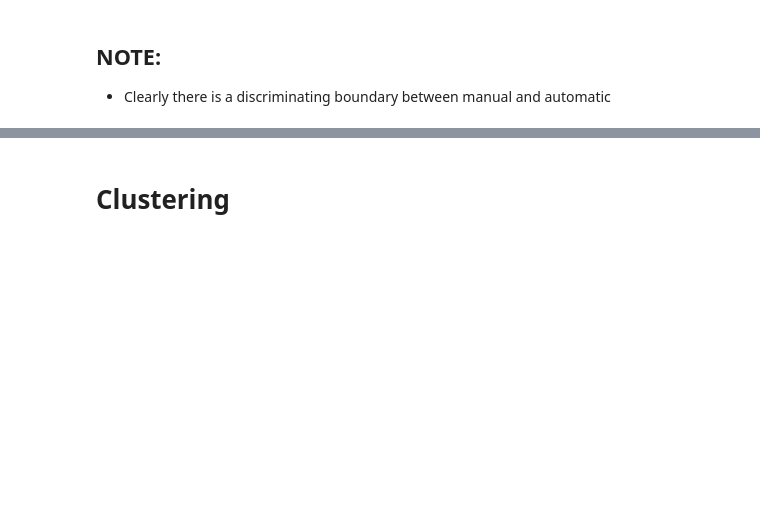
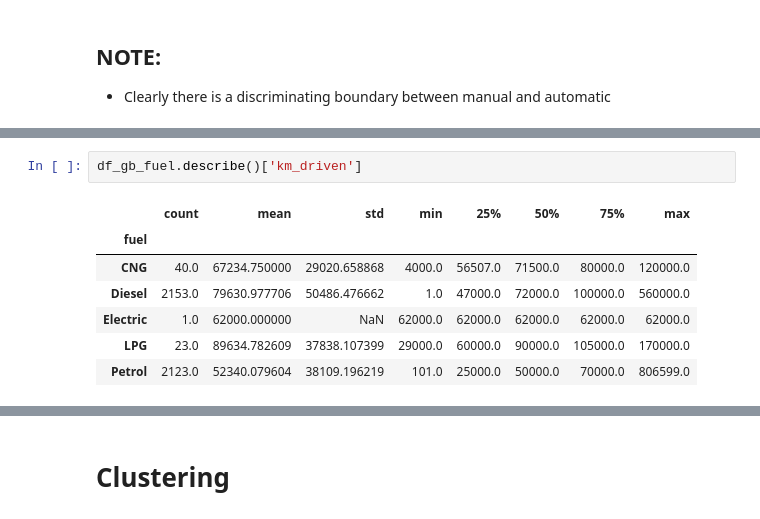
Before and after one commit to sameervk/OpenDataScienceSandbox, a Jupyter notebook: QuantileRegression/QuantileRegression_nb1.ipynb, the cells around one changed output, grey strips where cells are left out. Drawn from its saved outputs; the diff is of its cells as text; blank space fills up the shorter version.

```diff
--- a/QuantileRegression/QuantileRegression_nb1.ipynb
+++ b/QuantileRegression/QuantileRegression_nb1.ipynb
@@ -139,0 +172,10 @@ plt.show()
+# %%
+df_gb_fuel.describe()['km_driven']
+# %% [output]
+|  | count | mean | std | min | 25% | 50% | 75% | max |
+| fuel |  |  |  |  |  |  |  |  |
+| CNG | 40.0 | 67234.750000 | 29020.658868 | 4000.0 | 56507.0 | 71500.0 | 80000.0 | 120000.0 |
+| Diesel | 2153.0 | 79630.977706 | 50486.476662 | 1.0 | 47000.0 | 72000.0 | 100000.0 | 560000.0 |
+| Electric | 1.0 | 62000.000000 | NaN | 62000.0 | 62000.0 | 62000.0 | 62000.0 | 62000.0 |
+| LPG | 23.0 | 89634.782609 | 37838.107399 | 29000.0 | 60000.0 | 90000.0 | 105000.0 | 170000.0 |
+| Petrol | 2123.0 | 52340.079604 | 38109.196219 | 101.0 | 25000.0 | 50000.0 | 70000.0 | 806599.0 |
```
Also changed, not shown: parts of 14 cells of this notebook.
